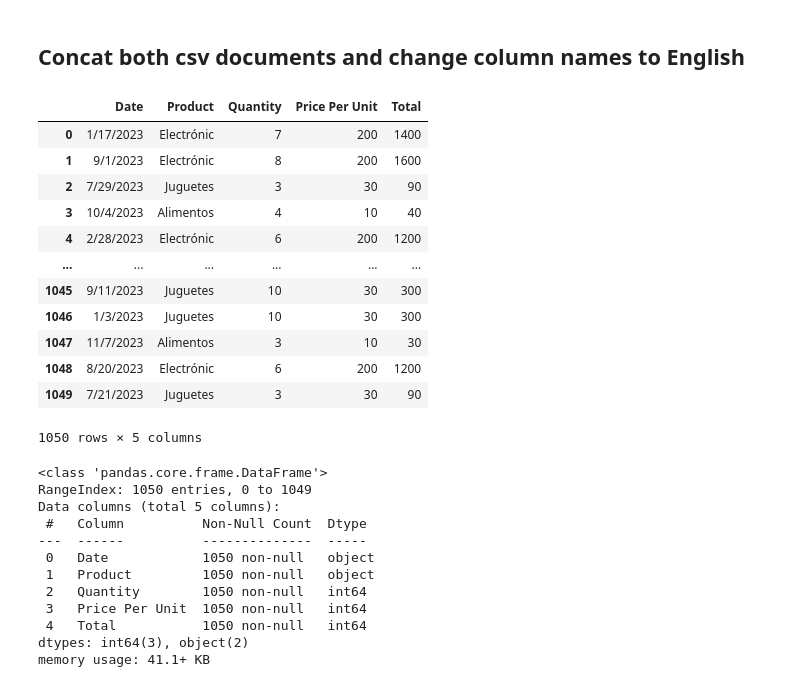
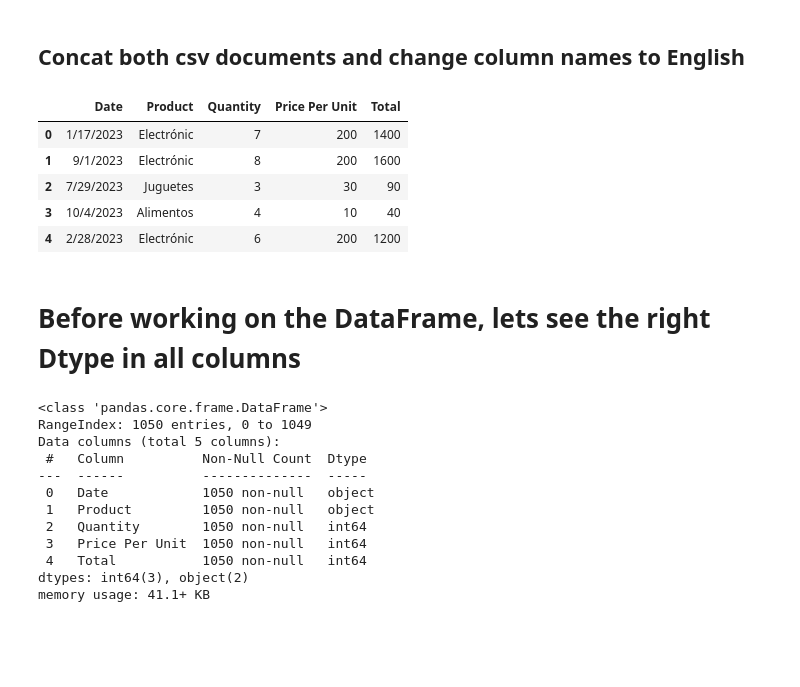
Before and after one commit to Moises-Acosta/Sales_proyect, a Jupyter notebook: Sales_Proyect.ipynb, the cells around one changed output. Drawn from its saved outputs; the diff is of its cells as text; code cells hidden in the pictures; blank space fills up the shorter version.

```diff
--- a/Sales_Proyect.ipynb
+++ b/Sales_Proyect.ipynb
@@ -8,4 +12,4 @@
 # %%
 import pandas as pd
-
-pd.set_option('display.max_columns', None)
+import matplotlib.pyplot as plt
+import seaborn as sns
@@ -52,22 +42,17 @@ df2
 # %%
 df_combined = pd.concat([df1, df2], ignore_index=True)
 names2 = ["Date", "Product","Quantity", "Price Per Unit", "Total"]
 df_combined.columns = names2
-df_combined
+df_combined.head()
 # %% [output]
 |  | Date | Product | Quantity | Price Per Unit | Total |
 | 0 | 1/17/2023 | Electrónic | 7 | 200 | 1400 |
 | 1 | 9/1/2023 | Electrónic | 8 | 200 | 1600 |
 | 2 | 7/29/2023 | Juguetes | 3 | 30 | 90 |
 | 3 | 10/4/2023 | Alimentos | 4 | 10 | 40 |
 | 4 | 2/28/2023 | Electrónic | 6 | 200 | 1200 |
-| ... | ... | ... | ... | ... | ... |
-| 1045 | 9/11/2023 | Juguetes | 10 | 30 | 300 |
-| 1046 | 1/3/2023 | Juguetes | 10 | 30 | 300 |
-| 1047 | 11/7/2023 | Alimentos | 3 | 10 | 30 |
-| 1048 | 8/20/2023 | Electrónic | 6 | 200 | 1200 |
-| 1049 | 7/21/2023 | Juguetes | 3 | 30 | 90 |
-1050 rows × 5 columns
+# %% [markdown]
+# Before working on the DataFrame, lets see the right Dtype in all columns
 # %%
 df_combined.info()
 # %% [output]
```
Also changed, not shown: parts of 21 cells of this notebook, 1 other file.
